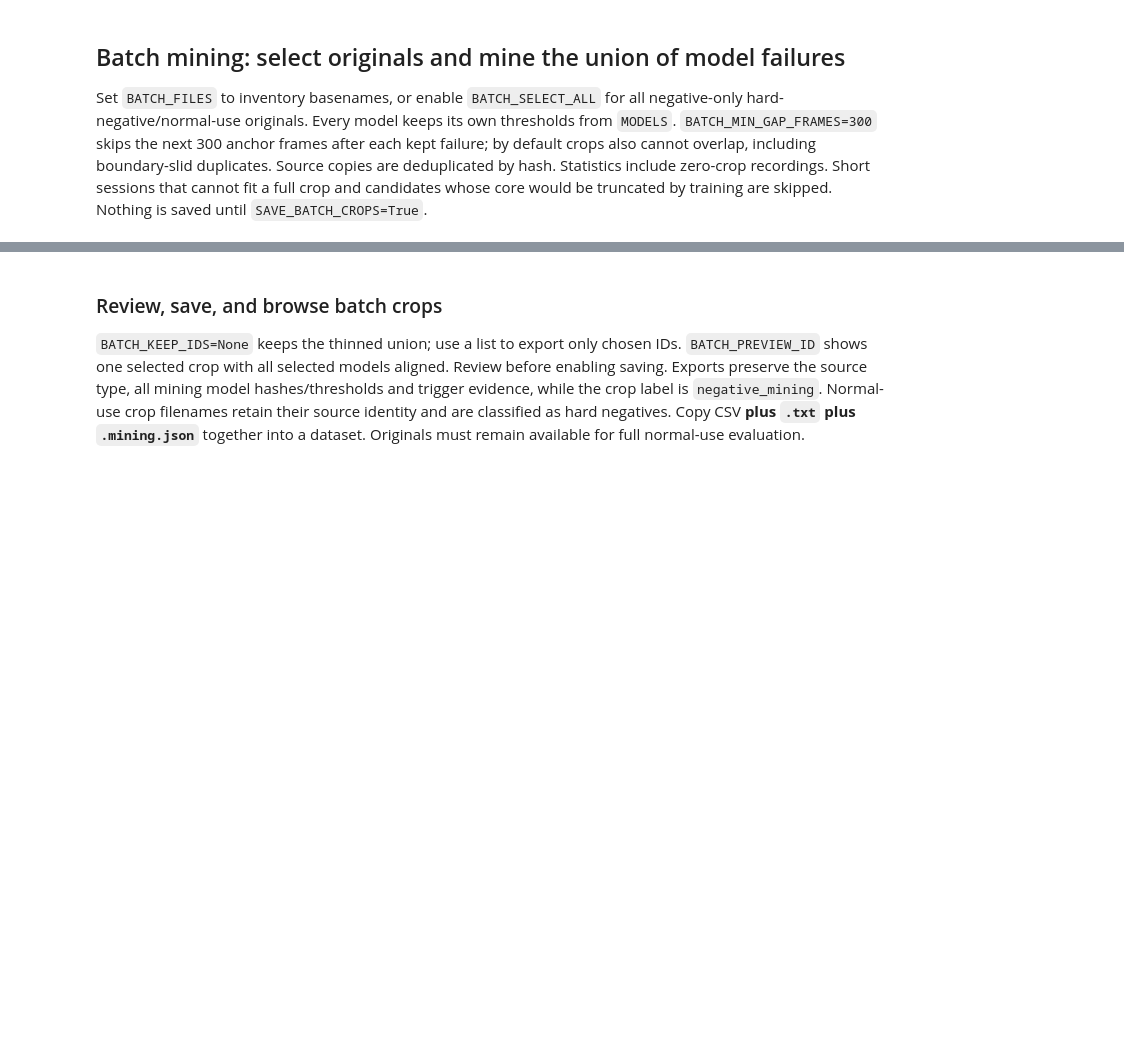
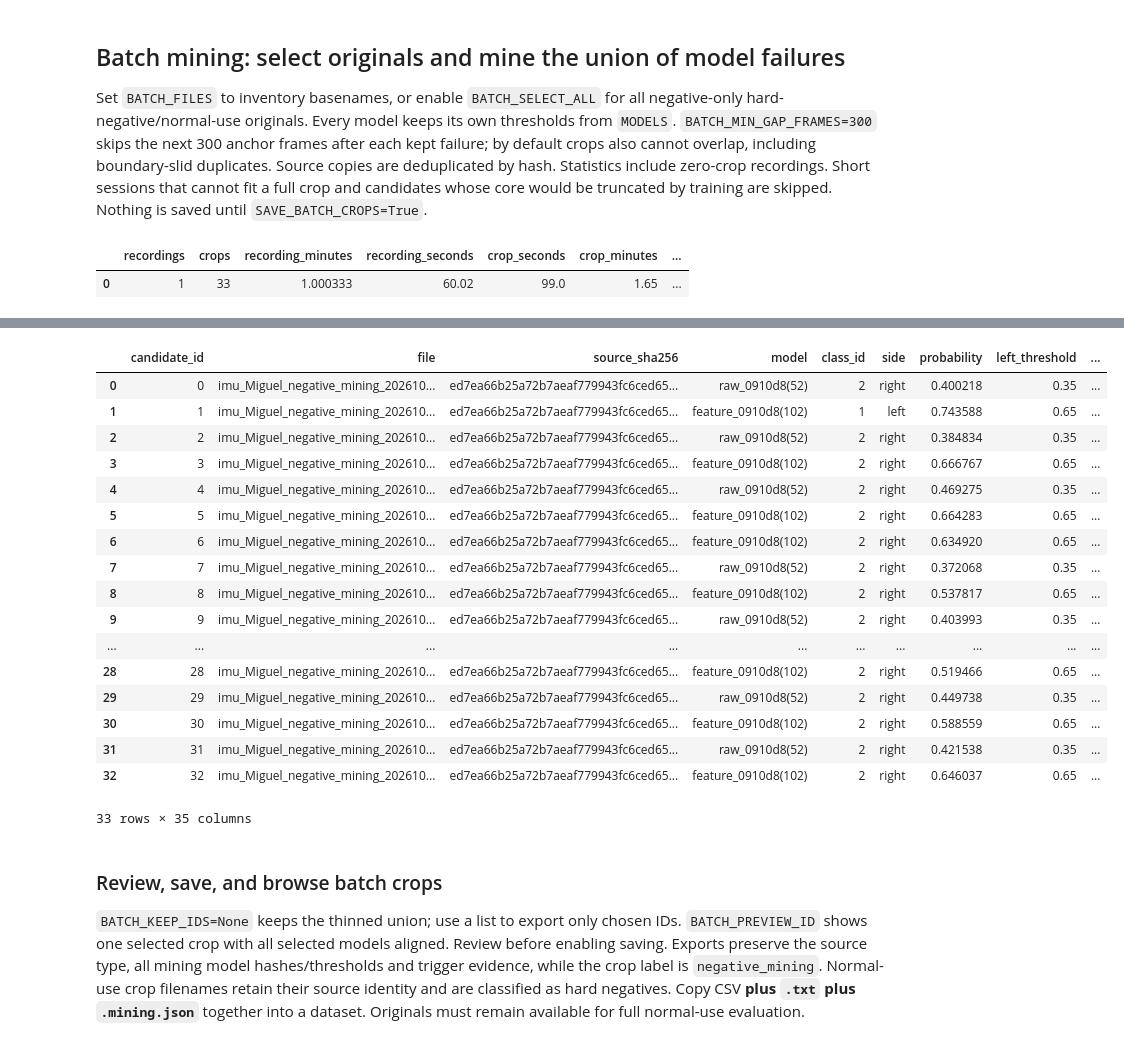
Before and after one commit to APROHACK124/TapRecognition, a Jupyter notebook: main_notebooks/mine_hard_negatives.ipynb, the cells around one changed output, grey strips where cells are left out. Saved outputs shown, nothing was run; the diff lists cells and outputs as text; code cells hidden in the pictures; blank space fills up the shorter version.

```diff
--- a/main_notebooks/mine_hard_negatives.ipynb
+++ b/main_notebooks/mine_hard_negatives.ipynb
@@ -73,13 +77,13 @@ Staged: 7 | models: feature_0910d8(102), raw_0910d8(52)
 ## Batch mining: select originals and mine the union of model failures
 Set `BATCH_FILES` to inventory basenames, or enable `BATCH_SELECT_ALL` for all negative-only hard-negative/normal-use originals. Every model keeps its own thresholds from `MODELS`. `BATCH_MIN_GAP_FRAMES=300` skips the next 300 anchor frames after each kept failure; by default crops also cannot overlap, including boundary-slid duplicates. Source copies are deduplicated by hash. Statistics include zero-crop recordings. Short sessions that cannot fit a full crop and candidates whose core would be truncated by training are skipped. Nothing is saved until `SAVE_BATCH_CROPS=True`.
 # %%
-BATCH_FILES = []  # e.g. ['imu_Miguel_normal_usage_20261014_120000.csv']
+BATCH_FILES = ['imu_Miguel_negative_mining_20261009_164938.csv', ]  # e.g. ['imu_Miguel_normal_usage_20261014_120000.csv']
 BATCH_SELECT_ALL = False
 BATCH_MODELS = list(MODELS)
-BATCH_MIN_GAP_FRAMES = 300
-BATCH_ALLOW_OVERLAPPING_CROPS = False
+BATCH_MIN_GAP_FRAMES = 0
+BATCH_ALLOW_OVERLAPPING_CROPS = True
 BATCH_CROP_SECONDS = 3.0
-BATCH_CONTEXT_BEFORE_SECONDS = 2.0
+BATCH_CONTEXT_BEFORE_SECONDS = 2.5
 BATCH_LOOKAHEAD_FRAMES = 0
 BATCH_REFRACTORY_FRAMES = 50
 BATCH_TRAINING_WINDOW_FRAMES = 300
@@ -100,3 +104,6 @@ display(pd.DataFrame([batch_stats]))
 display(batch_file_stats)
 display(batch_candidates)
 if not batch_files: print('Select BATCH_FILES or enable BATCH_SELECT_ALL, then rerun this cell.')
+# %% [output]
+|  | recordings | crops | recording_minutes | recording_seconds | crop_seconds | crop_minutes | ... |
+| 0 | 1 | 33 | 1.000333 | 60.02 | 99.0 | 1.65 | ... |
@@ -103,3 +112,21 @@ if not batch_files: print('Select BATCH_FILES or enable BATCH_SELECT_ALL, then r
+|  | candidate_id | file | source_sha256 | model | class_id | side | probability | left_threshold | ... |
+| 0 | 0 | imu_Miguel_negative_mining_202610... | ed7ea66b25a72b7aeaf779943fc6ced65... | raw_0910d8(52) | 2 | right | 0.400218 | 0.35 | ... |
+| 1 | 1 | imu_Miguel_negative_mining_202610... | ed7ea66b25a72b7aeaf779943fc6ced65... | feature_0910d8(102) | 1 | left | 0.743588 | 0.65 | ... |
+| 2 | 2 | imu_Miguel_negative_mining_202610... | ed7ea66b25a72b7aeaf779943fc6ced65... | raw_0910d8(52) | 2 | right | 0.384834 | 0.35 | ... |
+| 3 | 3 | imu_Miguel_negative_mining_202610... | ed7ea66b25a72b7aeaf779943fc6ced65... | feature_0910d8(102) | 2 | right | 0.666767 | 0.65 | ... |
+| 4 | 4 | imu_Miguel_negative_mining_202610... | ed7ea66b25a72b7aeaf779943fc6ced65... | raw_0910d8(52) | 2 | right | 0.469275 | 0.35 | ... |
+| 5 | 5 | imu_Miguel_negative_mining_202610... | ed7ea66b25a72b7aeaf779943fc6ced65... | feature_0910d8(102) | 2 | right | 0.664283 | 0.65 | ... |
+| 6 | 6 | imu_Miguel_negative_mining_202610... | ed7ea66b25a72b7aeaf779943fc6ced65... | feature_0910d8(102) | 2 | right | 0.634920 | 0.65 | ... |
+| 7 | 7 | imu_Miguel_negative_mining_202610... | ed7ea66b25a72b7aeaf779943fc6ced65... | raw_0910d8(52) | 2 | right | 0.372068 | 0.35 | ... |
+| 8 | 8 | imu_Miguel_negative_mining_202610... | ed7ea66b25a72b7aeaf779943fc6ced65... | feature_0910d8(102) | 2 | right | 0.537817 | 0.65 | ... |
+| 9 | 9 | imu_Miguel_negative_mining_202610... | ed7ea66b25a72b7aeaf779943fc6ced65... | raw_0910d8(52) | 2 | right | 0.403993 | 0.35 | ... |
+| ... | ... | ... | ... | ... | ... | ... | ... | ... | ... |
+| 28 | 28 | imu_Miguel_negative_mining_202610... | ed7ea66b25a72b7aeaf779943fc6ced65... | feature_0910d8(102) | 2 | right | 0.519466 | 0.65 | ... |
+| 29 | 29 | imu_Miguel_negative_mining_202610... | ed7ea66b25a72b7aeaf779943fc6ced65... | raw_0910d8(52) | 2 | right | 0.449738 | 0.35 | ... |
+| 30 | 30 | imu_Miguel_negative_mining_202610... | ed7ea66b25a72b7aeaf779943fc6ced65... | feature_0910d8(102) | 2 | right | 0.588559 | 0.65 | ... |
+| 31 | 31 | imu_Miguel_negative_mining_202610... | ed7ea66b25a72b7aeaf779943fc6ced65... | raw_0910d8(52) | 2 | right | 0.421538 | 0.35 | ... |
+| 32 | 32 | imu_Miguel_negative_mining_202610... | ed7ea66b25a72b7aeaf779943fc6ced65... | feature_0910d8(102) | 2 | right | 0.646037 | 0.65 | ... |
+33 rows × 35 columns
 # %% [markdown]
 ### Review, save, and browse batch crops
 `BATCH_KEEP_IDS=None` keeps the thinned union; use a list to export only chosen IDs. `BATCH_PREVIEW_ID` shows one selected crop with all selected models aligned. Review before enabling saving. Exports preserve the source type, all mining model hashes/thresholds and trigger evidence, while the crop label is `negative_mining`. Normal-use crop filenames retain their source identity and are classified as hard negatives. Copy CSV **plus `.txt` plus `.mining.json`** together into a dataset. Originals must remain available for full normal-use evaluation.
```
Also changed, not shown: parts of 7 cells of this notebook, 8 other files.
